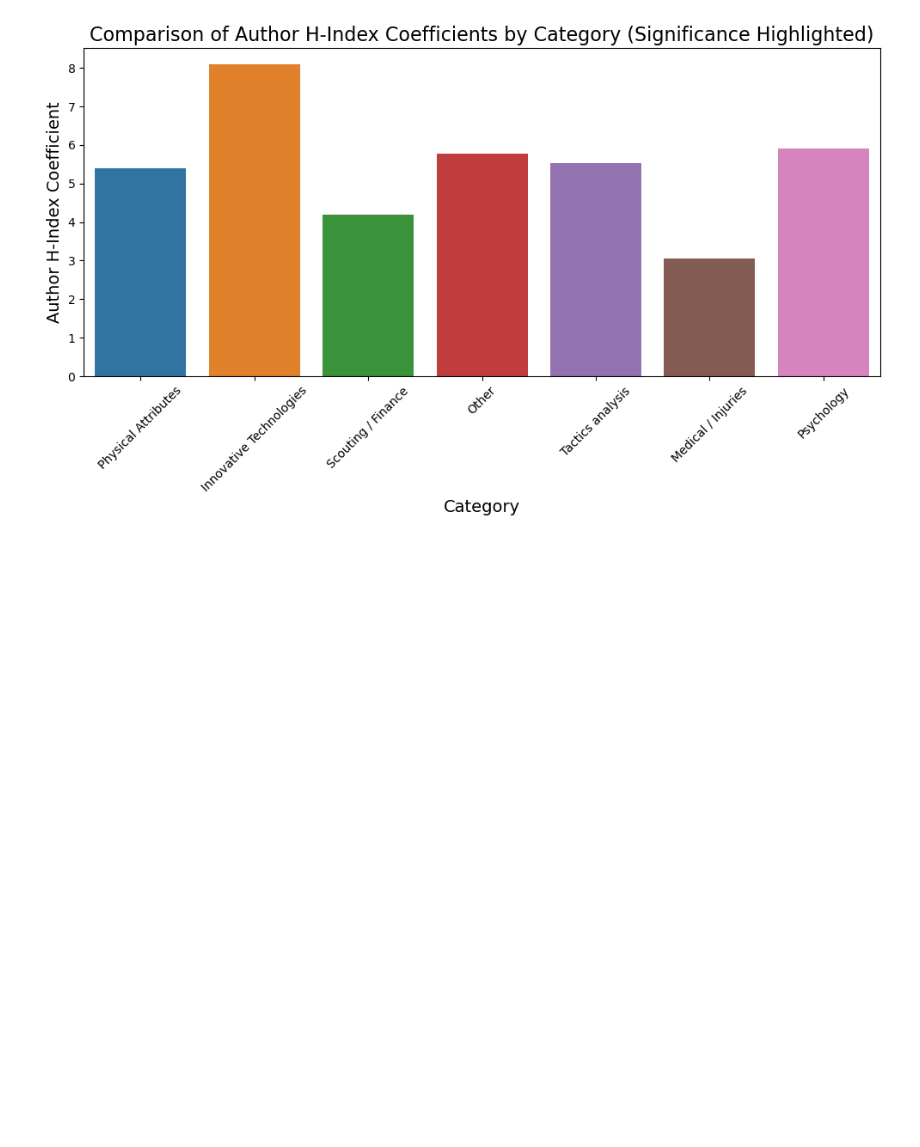
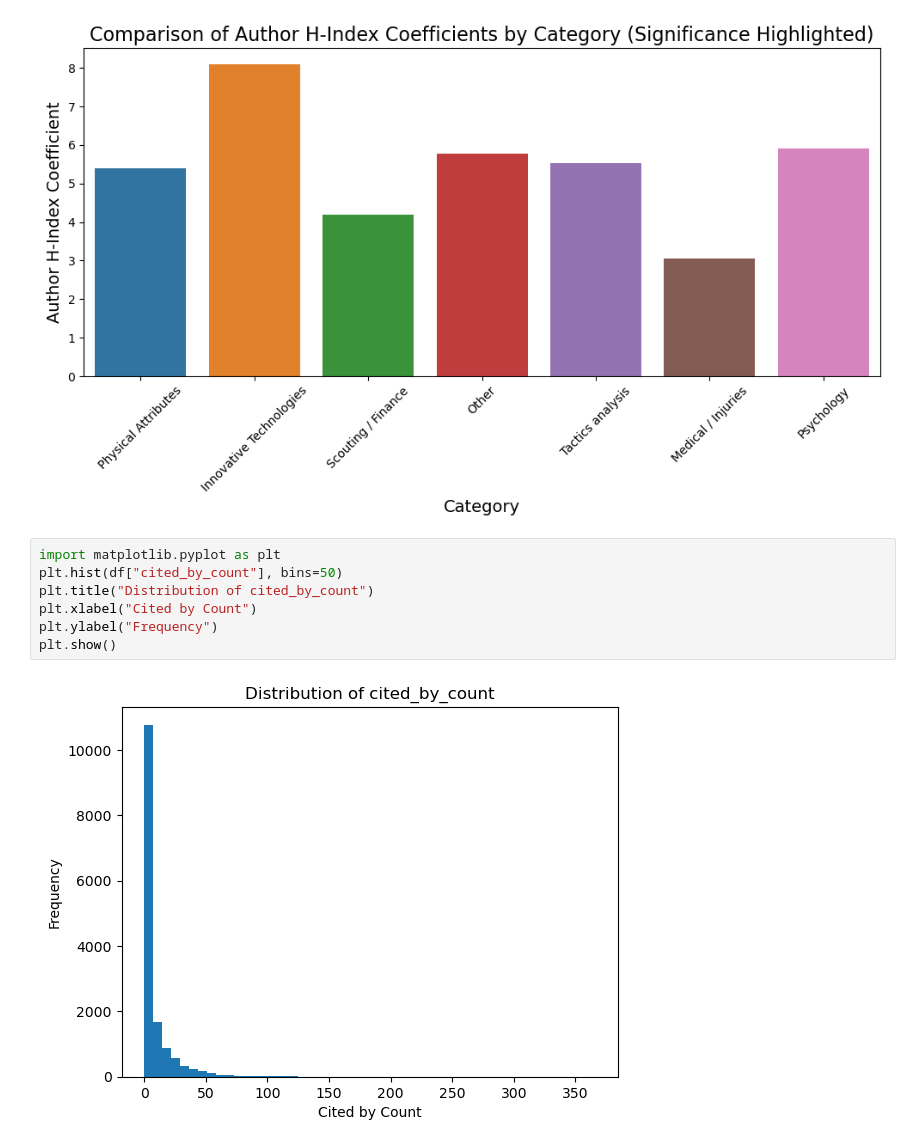
Before and after one commit to franekl/soccer-research-evolution, a Jupyter notebook: code/influence_on_citations/linear regression.ipynb, the cells around one changed output. Saved outputs shown, nothing was run; the diff lists cells and outputs as text; blank space fills up the shorter version.

```diff
--- a/code/influence_on_citations/linear regression.ipynb
+++ b/code/influence_on_citations/linear regression.ipynb
@@ -273,3 +273,12 @@ plt.show()
 # %% [output]
 [figure]
 [figure]
+# %%
+import matplotlib.pyplot as plt
+plt.hist(df["cited_by_count"], bins=50)
+plt.title("Distribution of cited_by_count")
+plt.xlabel("Cited by Count")
+plt.ylabel("Frequency")
+plt.show()
+# %% [output]
+[figure, added]
```
Also changed, not shown: parts of 5 cells of this notebook, 1 other file.
